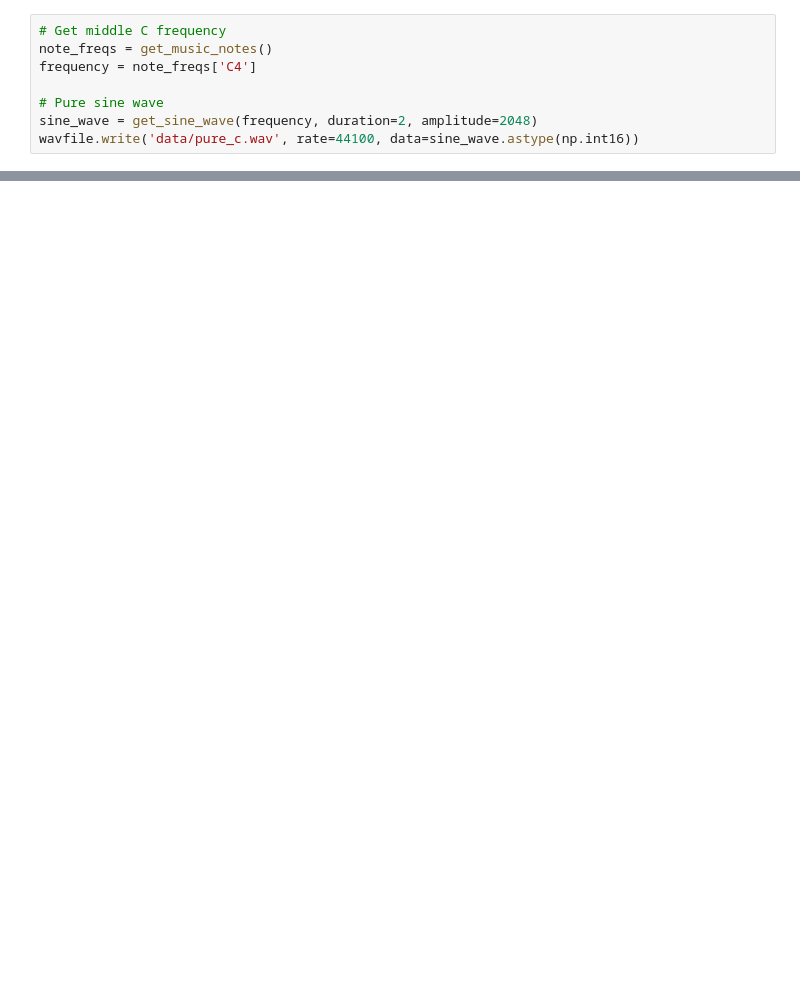
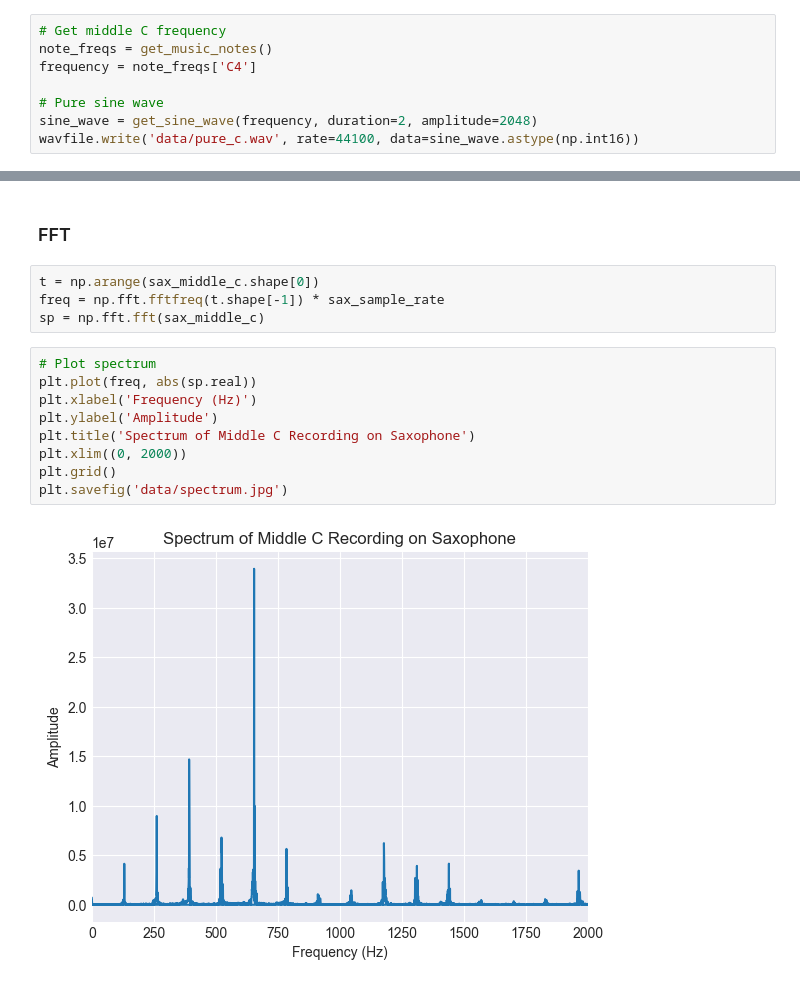
Before and after one commit to boriakinola01/Speech_Audio, a Jupyter notebook: Analysis.ipynb, the cells around one changed output, grey strips where cells are left out. Cells and saved outputs as stored; diff of their text form; blank space fills up the shorter version.

```diff
--- a/Analysis.ipynb
+++ b/Analysis.ipynb
@@ -43,0 +81,17 @@ ipd.Audio(sine_wave, rate=44100, normalize=True)
+# %% [markdown]
+### FFT
+# %%
+t = np.arange(sax_middle_c.shape[0])
+freq = np.fft.fftfreq(t.shape[-1]) * sax_sample_rate
+sp = np.fft.fft(sax_middle_c)
+# %%
+# Plot spectrum
+plt.plot(freq, abs(sp.real))
+plt.xlabel('Frequency (Hz)')
+plt.ylabel('Amplitude')
+plt.title('Spectrum of Middle C Recording on Saxophone')
+plt.xlim((0, 2000))
+plt.grid()
+plt.savefig('data/spectrum.jpg')
+# %% [output]
+[figure, added]
```
Also changed, not shown: parts of 21 cells of this notebook, 7 other files.
